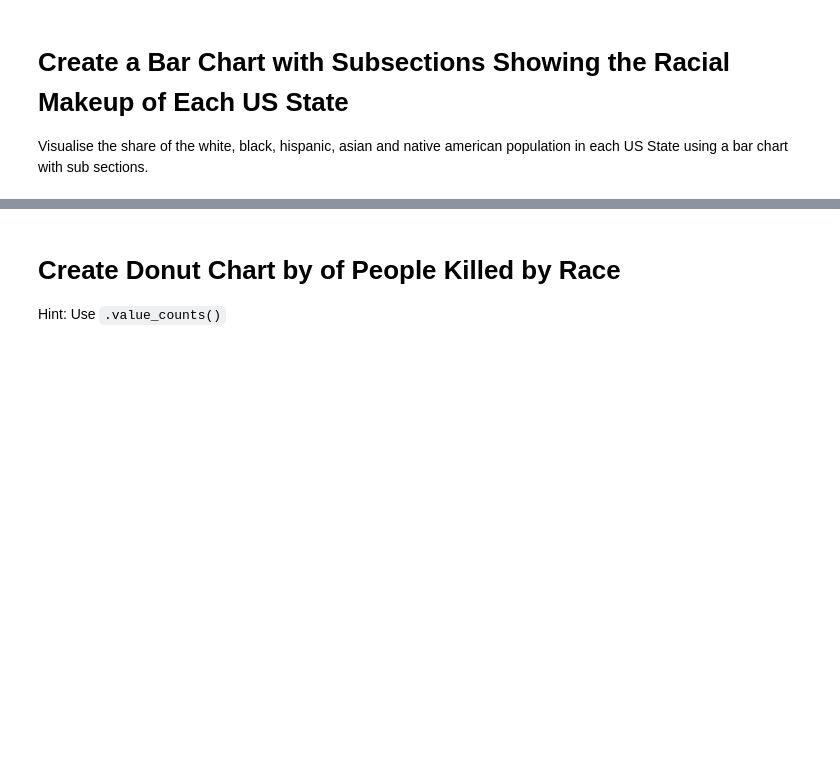
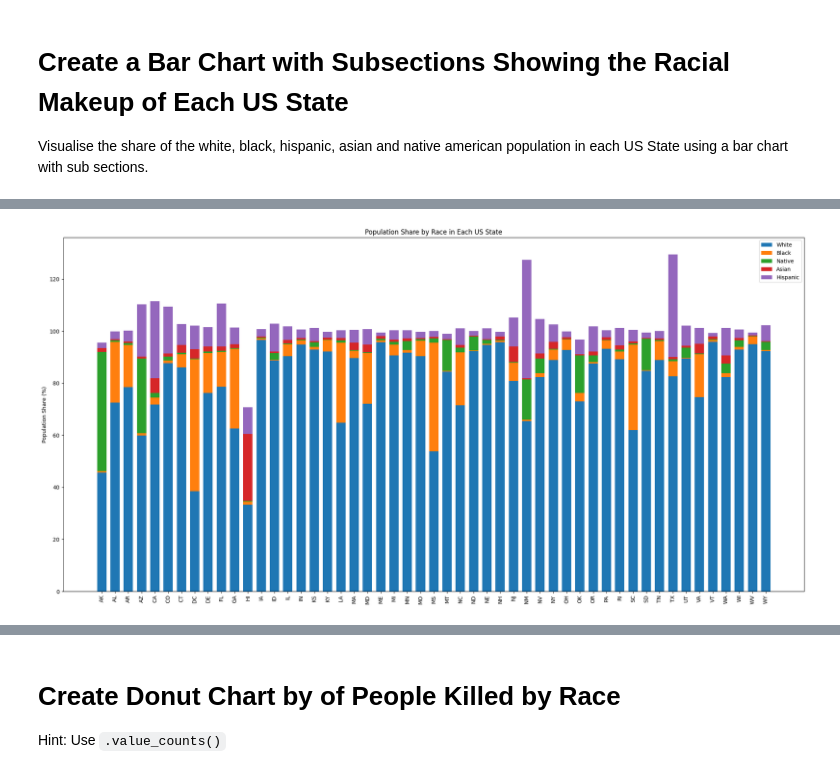
Before and after one commit to chgwyellow/Death-involving-Police-in-the-USA, a Jupyter notebook: Fatal_Force.ipynb, the cells around one changed output, grey strips where cells are left out. Drawn from its saved outputs; the diff is of its cells as text; code cells hidden in the pictures; blank space fills up the shorter version.

Commit message:
Completed the racial makeup of each US state.

```diff
--- a/Fatal_Force.ipynb
+++ b/Fatal_Force.ipynb
@@ -285,3 +285,10 @@ Text(0, 0.5, 'High School Graduation Rate (%)')
 # Create a Bar Chart with Subsections Showing the Racial Makeup of Each US State
 
 Visualise the share of the white, black, hispanic, asian and native american population in each US State using a bar chart with sub sections.
+# %%
+# Transfer the share columns to numeric
+race_cols = ["share_white", "share_black", "share_native_american", "share_asian", "share_hispanic"]
+df_share_race_city[race_cols] = df_share_race_city[race_cols].apply(pd.to_numeric, errors="coerce")
+
+df_state_race = df_share_race_city.groupby("Geographic area")[race_cols].mean().reset_index()
+df_state_race
@@ -287,0 +313,27 @@ Visualise the share of the white, black, hispanic, asian and native american pop
+# %%
+states = df_state_race["Geographic area"]
+x = np.arange(len(states))
+width = 0.7
+
+white = df_state_race.share_white
+black = df_state_race.share_black
+native = df_state_race.share_native_american
+asian = df_state_race.share_asian
+hispanic = df_state_race.share_hispanic
+
+plt.figure(figsize=(20,10))
+
+p1 = plt.bar(x=x, height=white, width=width, label="White")
+p2 = plt.bar(x=x, height=black, width=width, bottom=white, label="Black")
+p3 = plt.bar(x=x, height=native, width=width, bottom=white+black, label="Native")
+p4 = plt.bar(x=x, height=asian, width=width, bottom=white+black+native, label="Asian")
+p5 = plt.bar(x=x, height=hispanic, width=width, bottom=white+black+native+asian, label="Hispanic")
+
+plt.xticks(ticks=x, labels=states, rotation=90)
+plt.ylabel("Population Share (%)")
+plt.title("Population Share by Race in Each US State")
+plt.legend()
+plt.tight_layout()
+plt.show()
+# %% [output]
+[figure, added]
```
Also changed, not shown: parts of 2 cells of this notebook.
